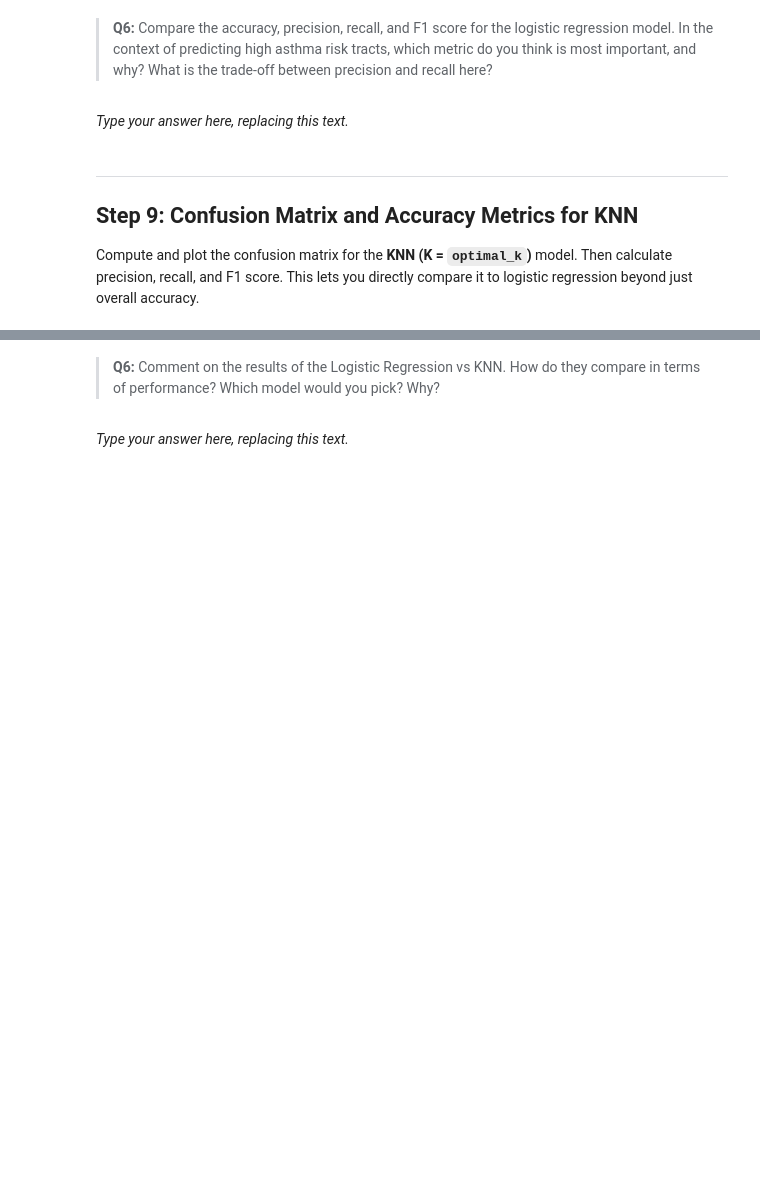
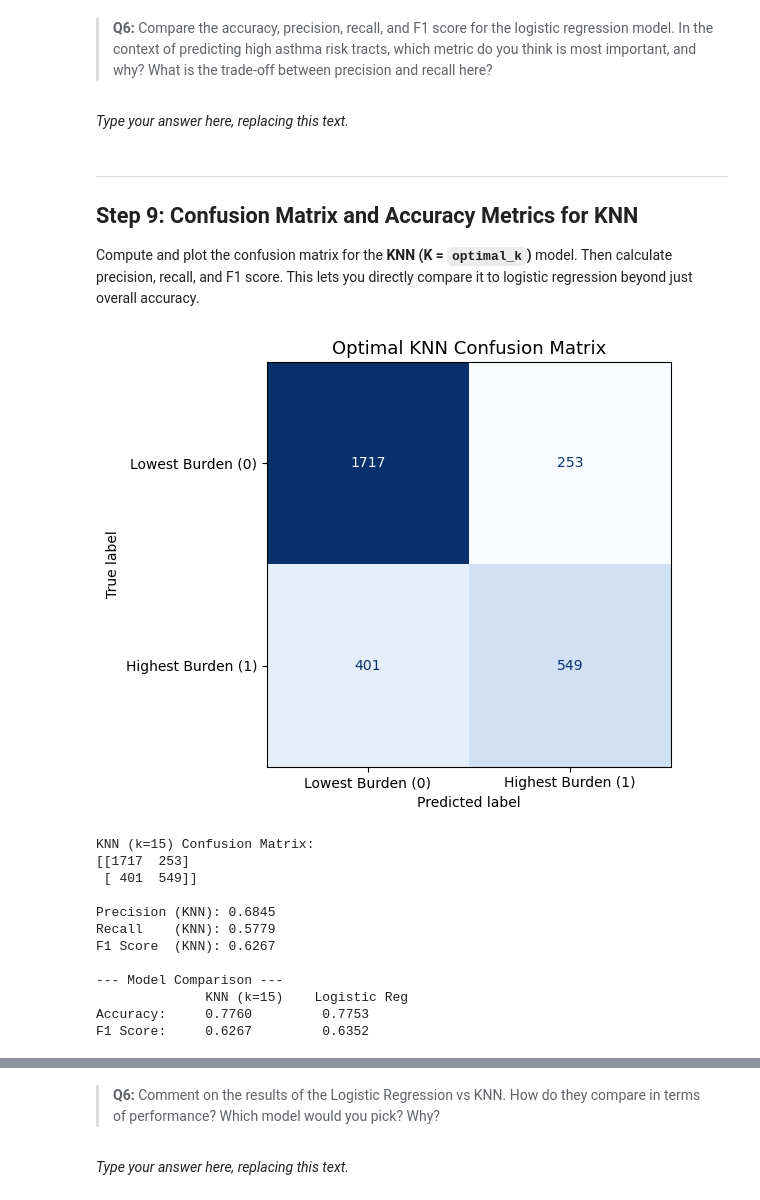
Before and after one commit to sofiiir/eds232-assignment2, a Jupyter notebook: hw2-task2.ipynb, the cells around one changed output, grey strips where cells are left out. Cells and saved outputs as stored; diff of their text form; code cells hidden in the pictures; blank space fills up the shorter version.

```diff
--- a/hw2-task2.ipynb
+++ b/hw2-task2.ipynb
@@ -384,21 +384,45 @@ _Type your answer here, replacing this text._
 
 Compute and plot the confusion matrix  for the **KNN (K = `optimal_k`)** model. Then calculate precision, recall, and F1 score. This lets you directly compare it to logistic regression beyond just overall accuracy.
 # %%
-cm_knn = ...
+cm_knn = confusion_matrix(y_test, y_pred_knn_optimal)
+
+disp = ConfusionMatrixDisplay(confusion_matrix = cm_knn,
+                              display_labels = ['Lowest Burden (0)', 'Highest Burden (1)'])
+
+fig, ax = plt.subplots(figsize=(6, 5))
+disp.plot(ax = ax, colorbar = False, cmap = 'Blues')
+ax.set_ylim(len(['Lowest Burden (0)', 'Highest Burden (1)']) - 0.5, -0.5)
+ax.set_title('Optimal KNN Confusion Matrix', fontsize=13)
+plt.tight_layout()
+plt.show()
 
 
-precision_knn = ...
-recall_knn    = ...
-f1_knn        = ...
+precision_knn = precision_score(y_test, y_pred_knn_optimal)
+recall_knn    = recall_score(y_test, y_pred_knn_optimal)
+f1_knn        = f1_score(y_test, y_pred_knn_optimal)
 
 print(f'KNN (k={optimal_k}) Confusion Matrix:\n{cm_knn}\n')
 print(f'Precision (KNN): {precision_knn:.4f}')
 print(f'Recall    (KNN): {recall_knn:.4f}')
 print(f'F1 Score  (KNN): {f1_knn:.4f}')
 print()
 print('--- Model Comparison ---')
 print(f'              KNN (k={optimal_k})    Logistic Reg')
 print(f'Accuracy:     {knn_optimal_accuracy:.4f}         {lr_accuracy:.4f}')
 print(f'F1 Score:     {f1_knn:.4f}         {f1_lr:.4f}')
+# %% [output]
+[figure, added]
+KNN (k=15) Confusion Matrix:
+[[1717  253]
+ [ 401  549]]
+
+Precision (KNN): 0.6845
+Recall    (KNN): 0.5779
+F1 Score  (KNN): 0.6267
+
+--- Model Comparison ---
+              KNN (k=15)    Logistic Reg
+Accuracy:     0.7760         0.7753
+F1 Score:     0.6267         0.6352
 # %%
 grader.check("q15")
```
Also changed, not shown: parts of 3 cells of this notebook.
